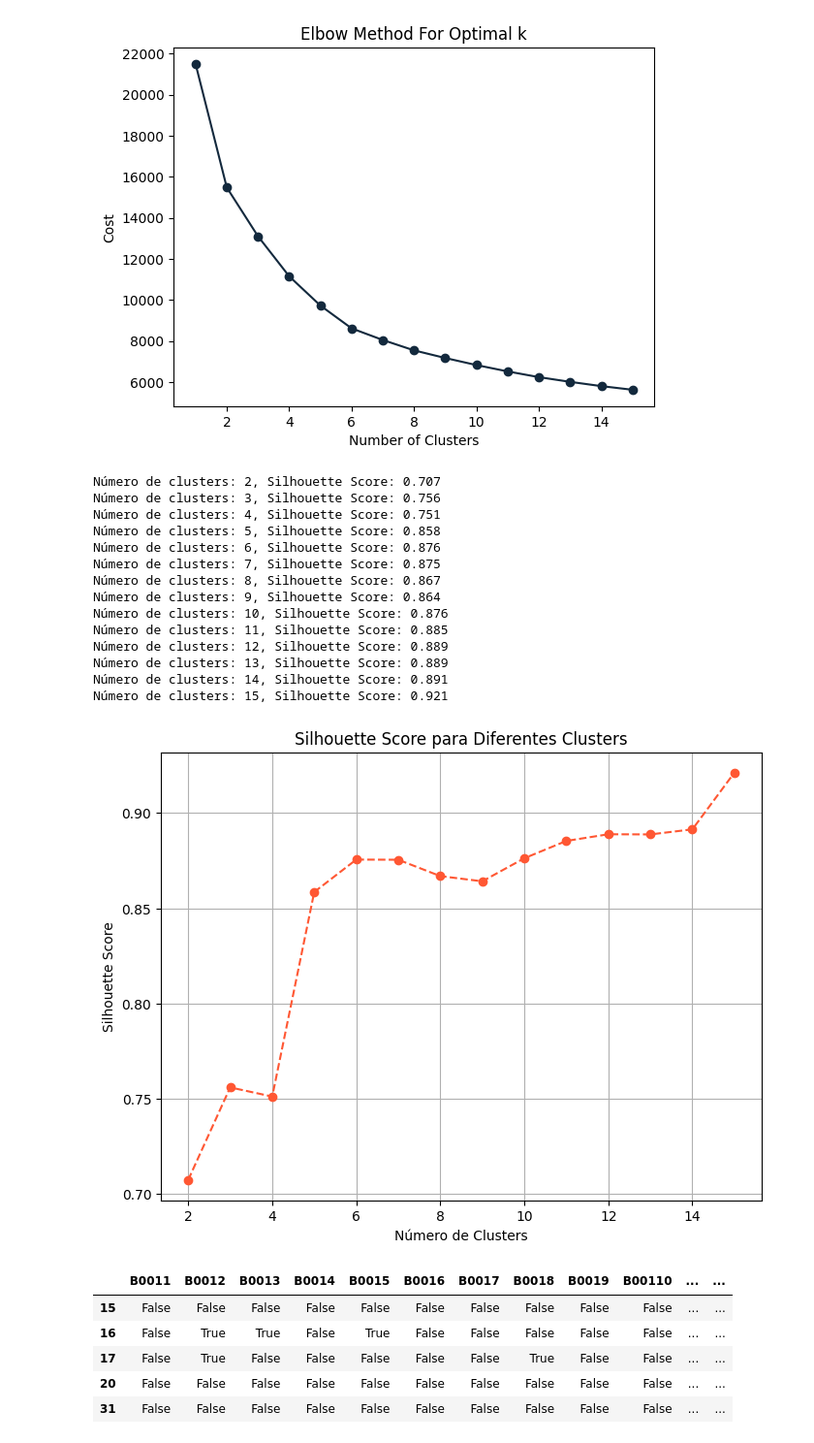
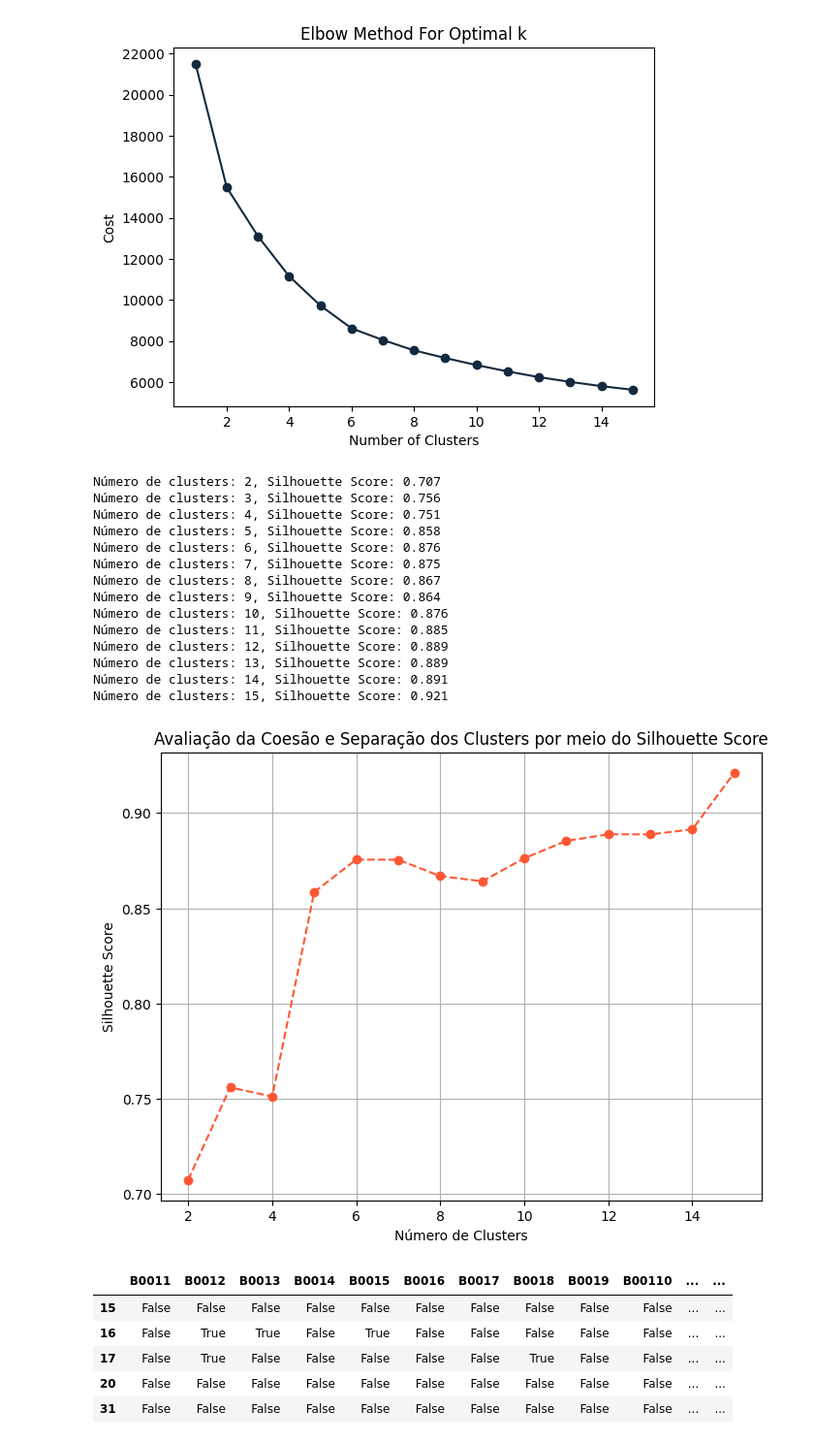
Before and after one commit to JGIBIN/jorgegibin, a Jupyter notebook: TECHCHALLENGE_FASE_3.ipynb, the cells around one changed output. Shown at 97% size. Saved outputs shown, nothing was run; the diff lists cells and outputs as text; code cells hidden in the pictures.

```diff
--- a/TECHCHALLENGE_FASE_3.ipynb
+++ b/TECHCHALLENGE_FASE_3.ipynb
@@ -935,35 +935,35 @@ for n_clusters in range_n_clusters:
     silhouette_avg = silhouette_score(resultados_mca[[0, 1]], cluster_labels)
     silhouette_scores.append(silhouette_avg)
     print(f"Número de clusters: {n_clusters}, Silhouette Score: {silhouette_avg:.3f}")
 
 # Plotando o gráfico com a cor personalizada
 plt.figure(figsize=(8, 6))
 plt.plot(range_n_clusters, silhouette_scores, marker='o', linestyle='--', color='#FF5733')  # Cor personalizada (vermelho-alaranjado)
 
 # Adicionando título e rótulos aos eixos
 plt.xlabel('Número de Clusters')
 plt.ylabel('Silhouette Score')
-plt.title('Silhouette Score para Diferentes Clusters')
+plt.title('Avaliação da Coesão e Separação dos Clusters por meio do Silhouette Score')
 
 # Exibindo a grade e o gráfico
 plt.grid(True)
 plt.show()
 # %% [output]
 Número de clusters: 2, Silhouette Score: 0.707
 Número de clusters: 3, Silhouette Score: 0.756
 Número de clusters: 4, Silhouette Score: 0.751
 Número de clusters: 5, Silhouette Score: 0.858
 Número de clusters: 6, Silhouette Score: 0.876
 Número de clusters: 7, Silhouette Score: 0.875
 Número de clusters: 8, Silhouette Score: 0.867
 Número de clusters: 9, Silhouette Score: 0.864
 Número de clusters: 10, Silhouette Score: 0.876
 Número de clusters: 11, Silhouette Score: 0.885
 Número de clusters: 12, Silhouette Score: 0.889
 Número de clusters: 13, Silhouette Score: 0.889
 Número de clusters: 14, Silhouette Score: 0.891
 Número de clusters: 15, Silhouette Score: 0.921
-[figure, old version]
+[figure, new version]
 # %%
 # Definicção do número de clusters
 kmeans = KMeans(n_clusters=15, random_state=42)
```
Also changed, not shown: parts of 3 cells of this notebook.
